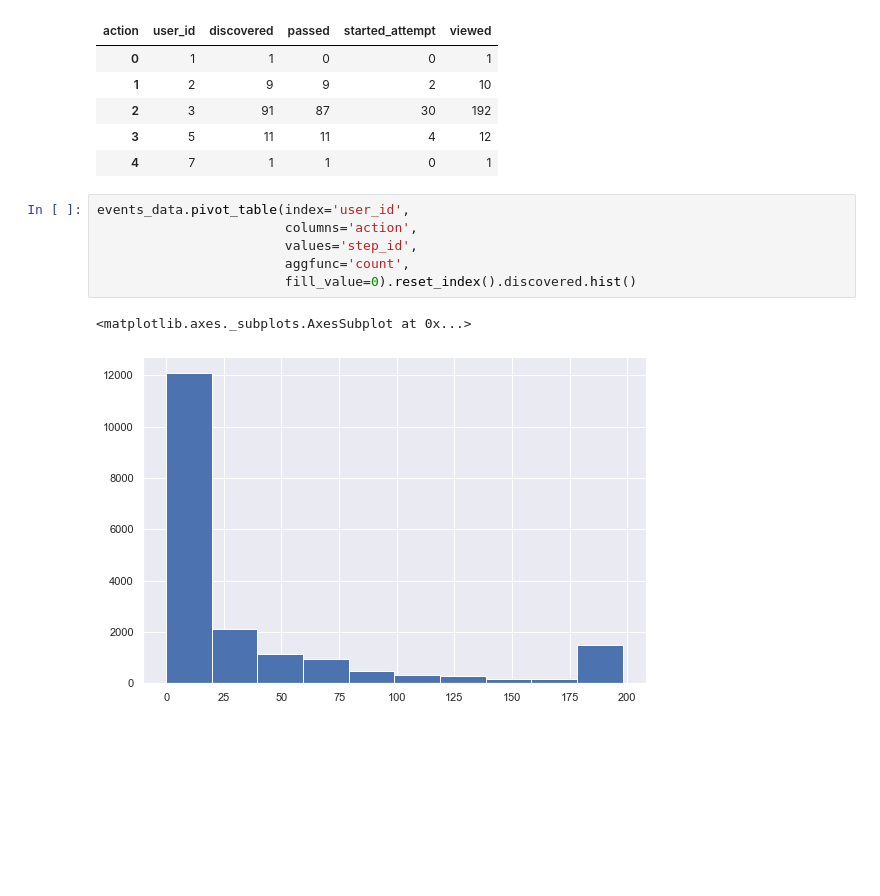
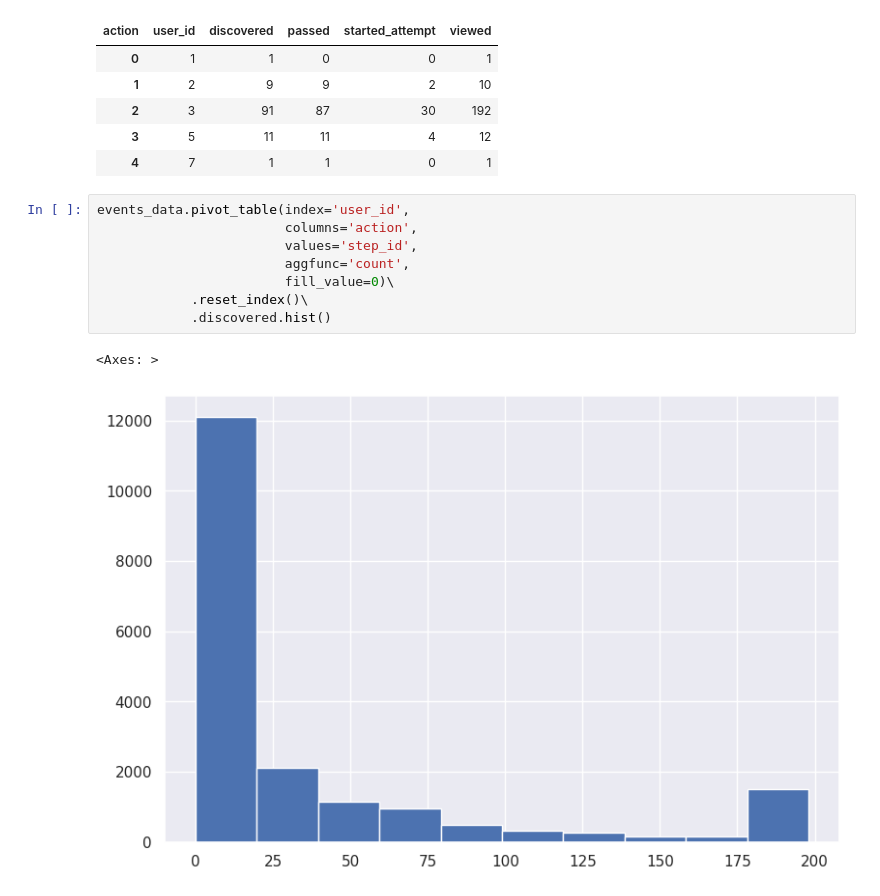
Before and after one commit to MinyaevAndrey/ML-Stepik, a Jupyter notebook: ML_Stepik1.ipynb, the cells around one changed output. Drawn from its saved outputs; the diff is of its cells as text; blank space fills up the shorter version.

```diff
--- a/ML_Stepik1.ipynb
+++ b/ML_Stepik1.ipynb
@@ -161,9 +161,11 @@ events_data.pivot_table(index='user_id',
 # %%
 events_data.pivot_table(index='user_id',
                         columns='action',
                         values='step_id',
                         aggfunc='count',
-                        fill_value=0).reset_index().discovered.hist()
+                        fill_value=0)\
+            .reset_index()\
+            .discovered.hist()
 # %% [output]
-<matplotlib.axes._subplots.AxesSubplot at 0x...>
+<Axes: >
-[figure, old version]
+[figure, new version]
```
